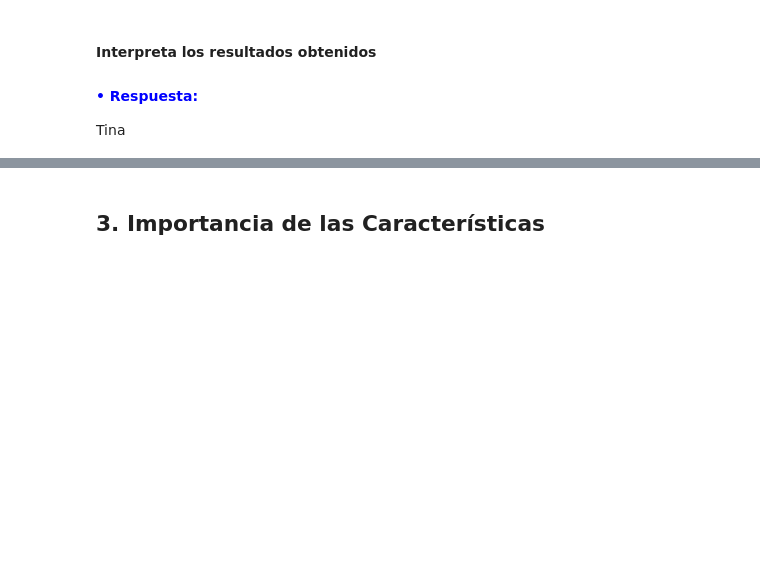
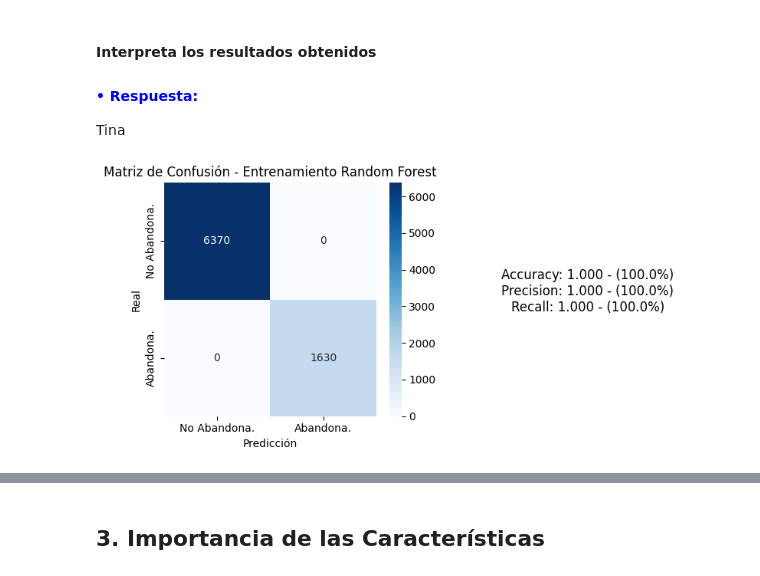
Before and after one commit to jofepe16/Reto_Bootcamp, a Jupyter notebook: Reto_Bootcamp.ipynb, the cells around one changed output, grey strips where cells are left out. Drawn from its saved outputs; the diff is of its cells as text; code cells hidden in the pictures; blank space fills up the shorter version.

```diff
--- a/Reto_Bootcamp.ipynb
+++ b/Reto_Bootcamp.ipynb
@@ -946,3 +954,8 @@ plot_confusion_matrix_and_reports(y2_prueba, y_pred_prueba_lr, title = 'Matriz d
 
 <h4 style = "color: blue;"> • Respuesta: </h4>
 Tina
+# %%
+# Comparando resultados en conjunto de Entrenamiento vs Prueba
+plot_confusion_matrix_and_reports(y2_entreno, y_pred_entreno_rf, title = 'Matriz de Confusión - Entrenamiento Random Forest')
+# %% [output]
+[figure, added]
```
Also changed, not shown: parts of 23 cells of this notebook.
